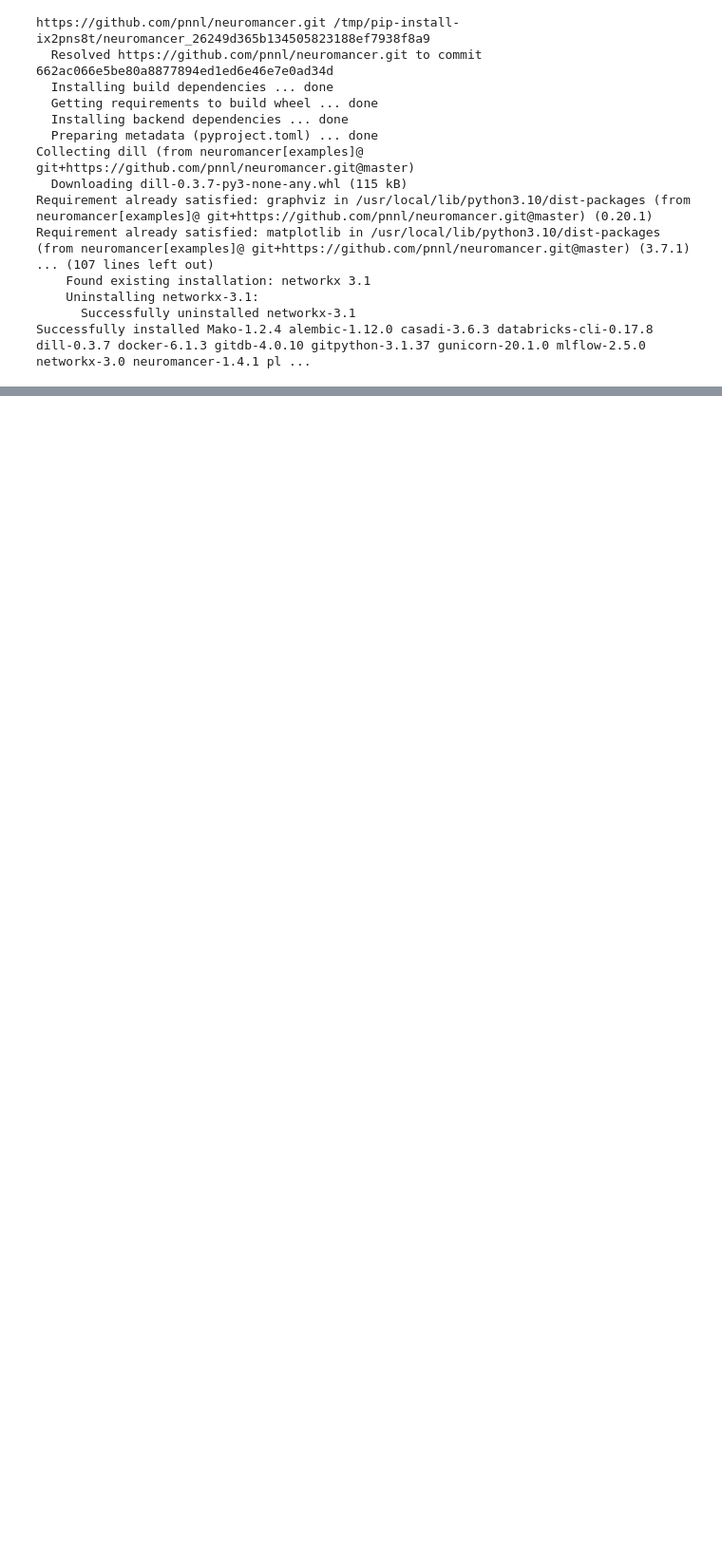
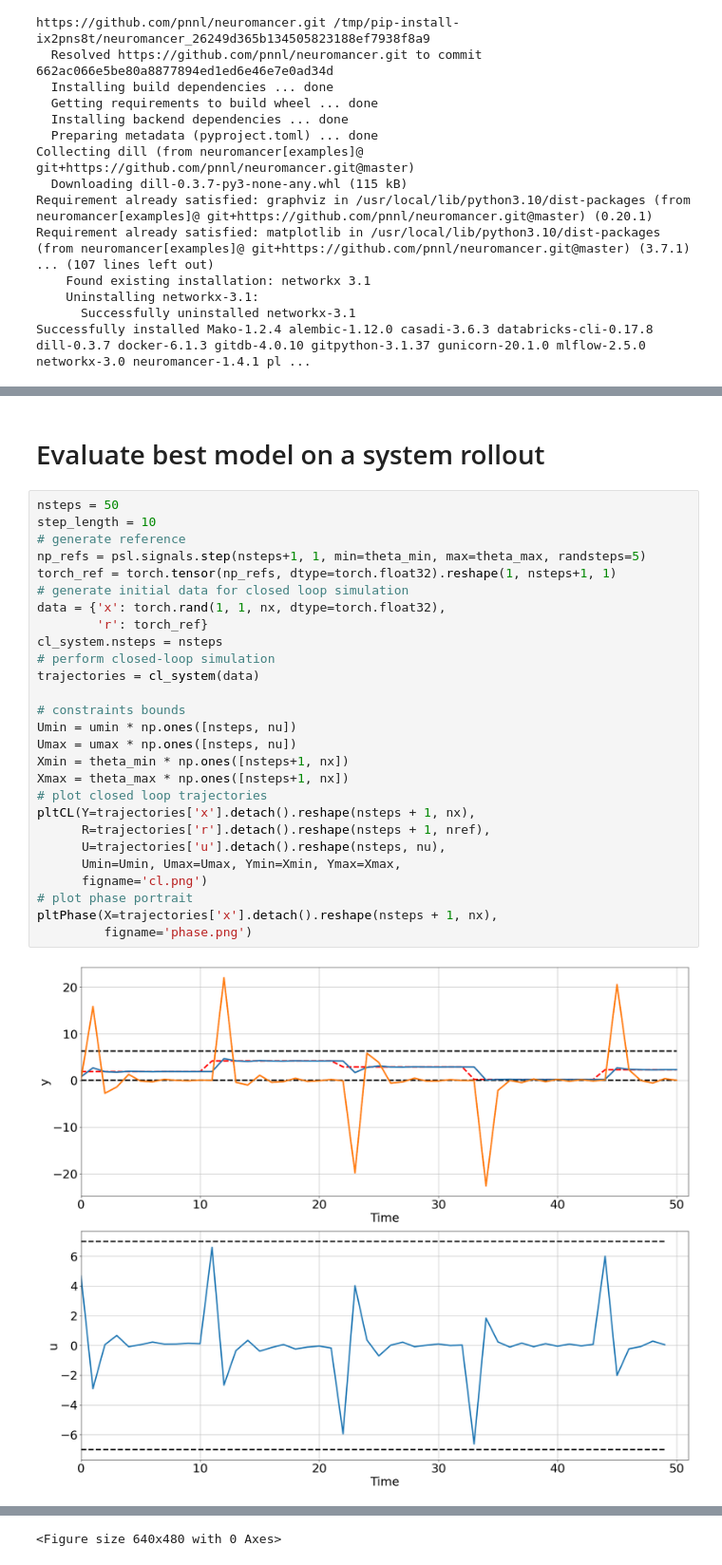
Before and after one commit to simorxb/Neuromancer-Pendulum-Control, a Jupyter notebook: Pendulum-Control.ipynb, the cells around one changed output, grey strips where cells are left out. Shown at 95% size. Drawn from its saved outputs; the diff is of its cells as text; blank space fills up the shorter version.

```diff
--- a/Pendulum-Control.ipynb
+++ b/Pendulum-Control.ipynb
@@ -105,0 +222,31 @@ cl_system = System([policy, model], nsteps=nsteps)
+# %% [markdown]
+# Evaluate best model on a system rollout
+# %%
+nsteps = 50
+step_length = 10
+# generate reference
+np_refs = psl.signals.step(nsteps+1, 1, min=theta_min, max=theta_max, randsteps=5)
+torch_ref = torch.tensor(np_refs, dtype=torch.float32).reshape(1, nsteps+1, 1)
+# generate initial data for closed loop simulation
+data = {'x': torch.rand(1, 1, nx, dtype=torch.float32),
+        'r': torch_ref}
+cl_system.nsteps = nsteps
+# perform closed-loop simulation
+trajectories = cl_system(data)
+
+# constraints bounds
+Umin = umin * np.ones([nsteps, nu])
+Umax = umax * np.ones([nsteps, nu])
+Xmin = theta_min * np.ones([nsteps+1, nx])
+Xmax = theta_max * np.ones([nsteps+1, nx])
+# plot closed loop trajectories
+pltCL(Y=trajectories['x'].detach().reshape(nsteps + 1, nx),
+      R=trajectories['r'].detach().reshape(nsteps + 1, nref),
+      U=trajectories['u'].detach().reshape(nsteps, nu),
+      Umin=Umin, Umax=Umax, Ymin=Xmin, Ymax=Xmax,
+      figname='cl.png')
+# plot phase portrait
+pltPhase(X=trajectories['x'].detach().reshape(nsteps + 1, nx),
+         figname='phase.png')
+# %% [output]
+[figure, added]
@@ -105,0 +254 @@ cl_system = System([policy, model], nsteps=nsteps)
+<Figure size 640x480 with 0 Axes>
```
Also changed, not shown: parts of 13 cells of this notebook.
